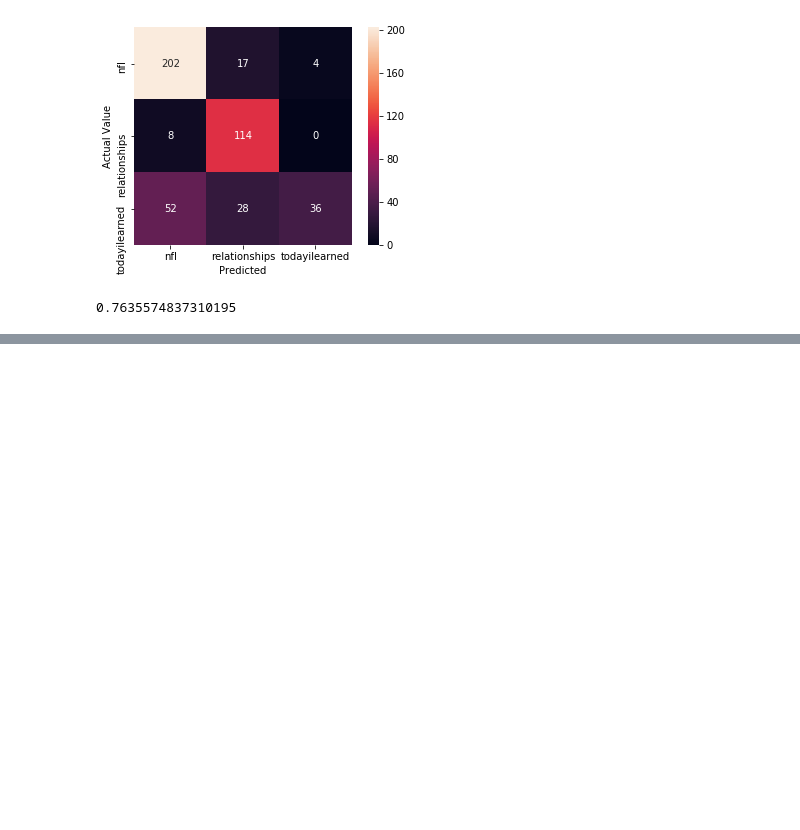
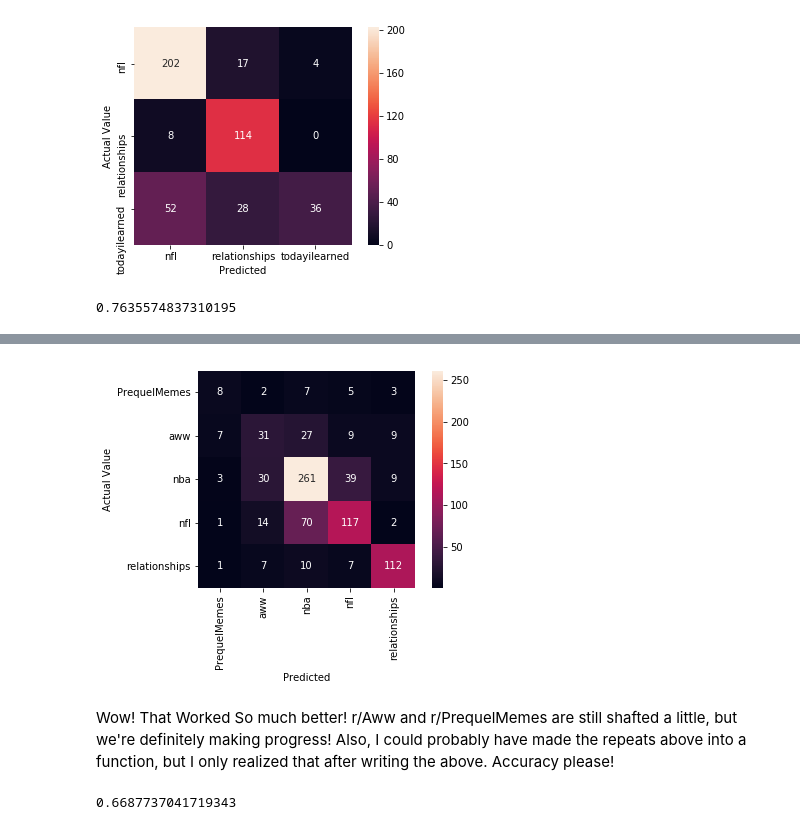
Before and after one commit to Data-Science-for-Linguists-2019/Reddit-Comment-Analysis, a Jupyter notebook: current_phase/phase2_exploration.ipynb, the cells around one changed output, grey strips where cells are left out. Cells and saved outputs as stored; diff of their text form; code cells hidden in the pictures; blank space fills up the shorter version.

```diff
--- a/current_phase/phase2_exploration.ipynb
+++ b/current_phase/phase2_exploration.ipynb
@@ -538,0 +579,4 @@ sklearn.metrics.accuracy_score(y_test, y_pred)
+# %%
+vectorizer = TfidfVectorizer(min_df=2)
+trainingfit = vectorizer.fit_transform(trainingdata)
+testingfit = vectorizer.transform(testingdata)
@@ -538,0 +591,4 @@ sklearn.metrics.accuracy_score(y_test, y_pred)
+# %%
+y_pred = svd.predict(testingfit)
+cm = pd.crosstab(y_test, y_pred)
+cm
@@ -538,0 +603,13 @@ sklearn.metrics.accuracy_score(y_test, y_pred)
+# %%
+sns.heatmap(cm, annot=True, fmt='d', square=True)
+plt.xlabel('Predicted')
+plt.ylabel('Actual Value')
+plt.show()
+# %% [output]
+[figure, added]
+# %% [markdown]
+<p>Wow! That Worked So much better! r/Aww and r/PrequelMemes are still shafted a little, but we're definitely making progress! Also, I could probably have made the repeats above into a function, but I only realized that after writing the above. Accuracy please!</p>
+# %%
+sklearn.metrics.accuracy_score(y_test, y_pred)
+# %% [output]
+0.6687737041719343
```
Also changed, not shown: parts of 38 cells of this notebook.
